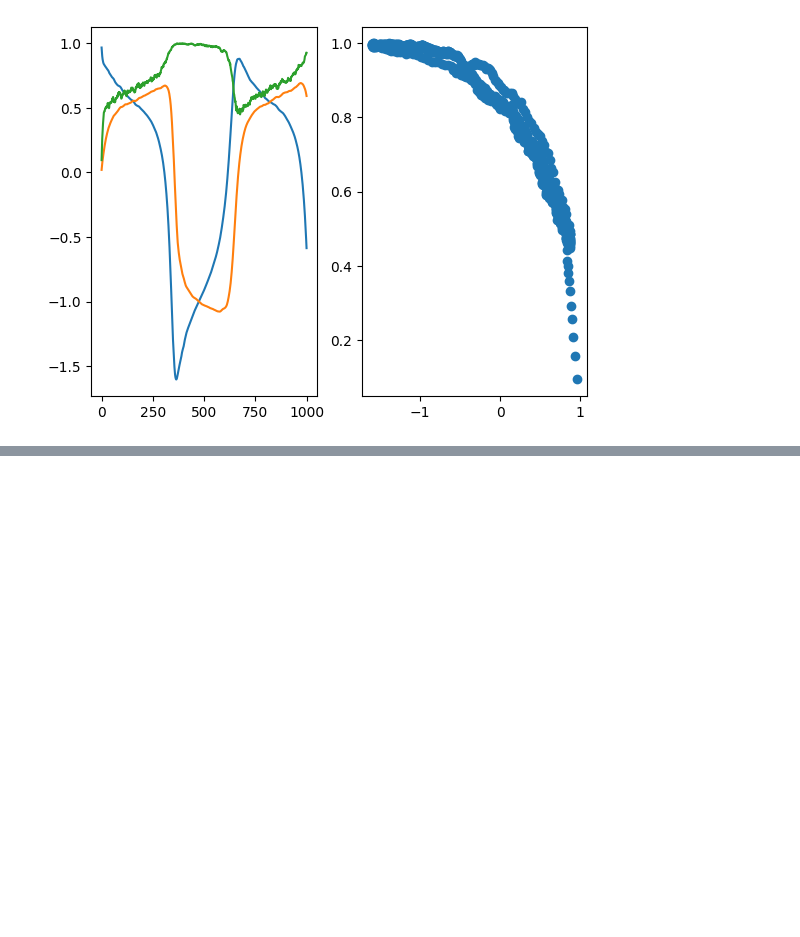
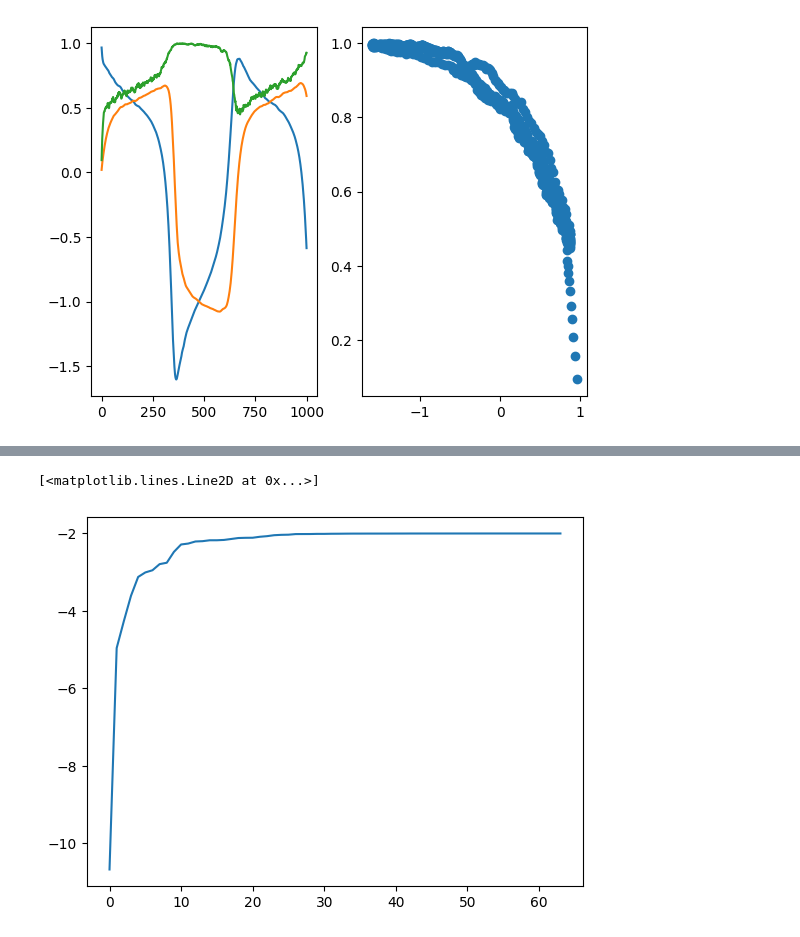
Before and after one commit to lindliu/CLD_, a Jupyter notebook: Untitled-1.ipynb, the cells around one changed output, grey strips where cells are left out. Saved outputs shown, nothing was run; the diff lists cells and outputs as text; code cells hidden in the pictures; blank space fills up the shorter version.

```diff
--- a/Untitled-1.ipynb
+++ b/Untitled-1.ipynb
@@ -582,0 +619,14 @@ KeyboardInterrupt:
+# %%
+v = torch.zeros_like(x)
+batch = torch.cat((x, v), dim=1)
+# %%
+
+t = torch.rand(batch.shape[0], device=batch.device,
+                dtype=torch.float64) * (1.0 - config.loss_eps) + config.loss_eps
+perturbed_data, mean, _, batch_randn = sde.perturb_data(batch, t)
+perturbed_data = perturbed_data.type(torch.float32)
+mean = mean.type(torch.float32)
+# %%
+score = score_model(perturbed_data.type(torch.float32), t.type(torch.float32))
+noise_multiplier = sde.noise_multiplier(t).type(torch.float32)
+noise_multiplier * score
@@ -582,0 +651,4 @@ KeyboardInterrupt:
+# %%
+
+idx = np.argsort(t.cpu().numpy())
+batch, perturbed_data
@@ -582,0 +673,5 @@ KeyboardInterrupt:
+# %%
+plt.plot(noise_multiplier[idx].cpu())
+# %% [output]
+[<matplotlib.lines.Line2D at 0x...>]
+[figure, added]
```
Also changed, not shown: parts of 8 cells of this notebook.
